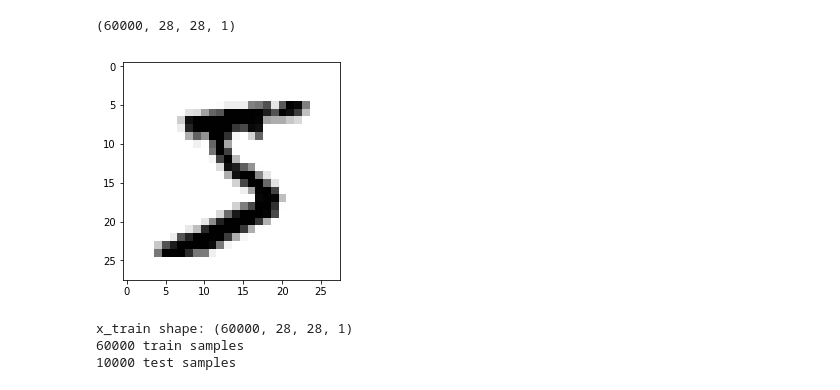
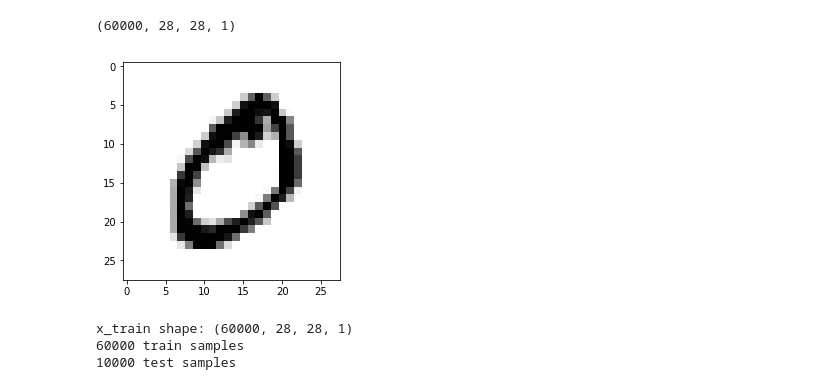
Before and after one commit to ShuaiGuo95/DeepLearning, a Jupyter notebook: minist_LeNet-5.ipynb, the cells around one changed output. Saved outputs shown, nothing was run; the diff lists cells and outputs as text; code cells hidden in the pictures.

```diff
--- a/minist_LeNet-5.ipynb
+++ b/minist_LeNet-5.ipynb
@@ -40,10 +40,10 @@ x_train.shape
 (60000, 28, 28, 1)
 # %%
 fig = plt.figure()
-plt.imshow(x_train[0, :, :, 0],cmap = 'binary')#黑白显示
+plt.imshow(x_train[1, :, :, 0],cmap = 'binary')#黑白显示
 plt.show()
 # %% [output]
-[figure, old version]
+[figure, new version]
 # %%
 x_train = x_train.astype('float32') #按照Keras要求把数据集由整形转化为浮点型
 x_test = x_test.astype('float32')
```
Also changed, not shown: parts of 3 cells of this notebook, 1 other file.
